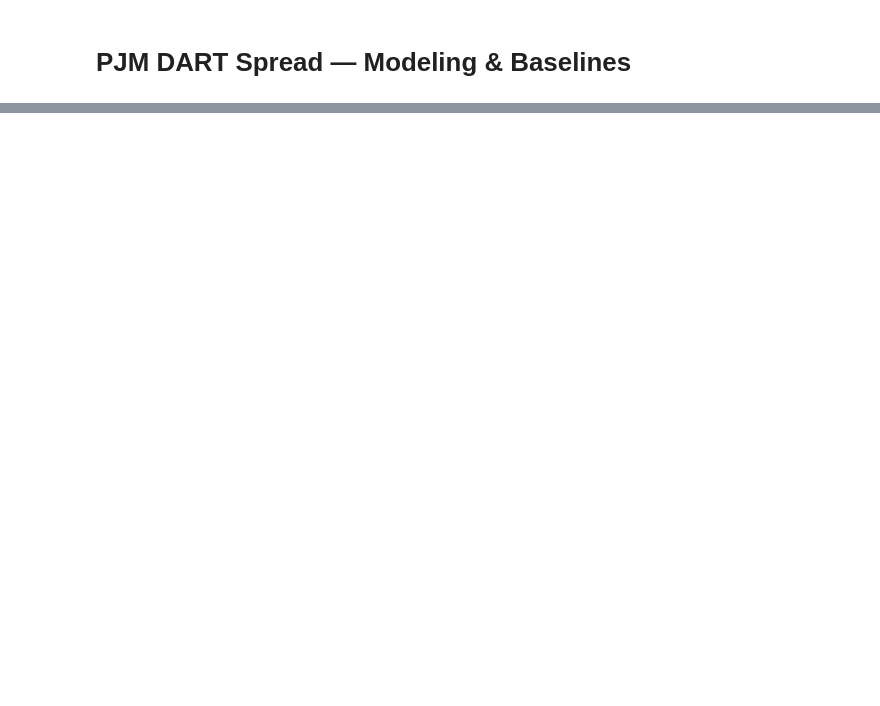
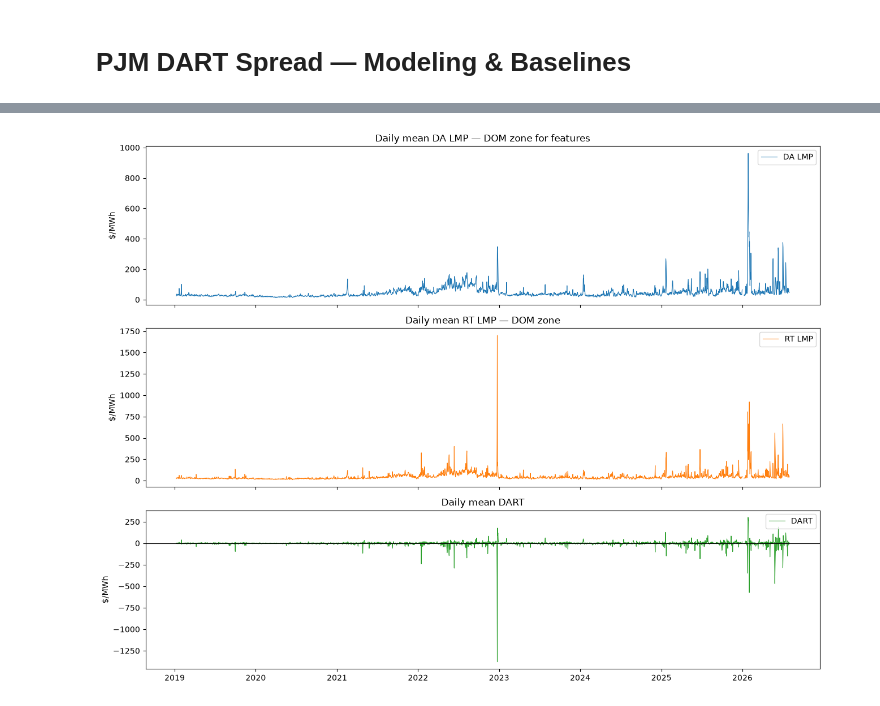
Before and after one commit to whoIsClownHere/pjm-dart-prediction, a Jupyter notebook: analysis/models.ipynb, the cells around one changed output, grey strips where cells are left out. Saved outputs shown, nothing was run; the diff lists cells and outputs as text; code cells hidden in the pictures; blank space fills up the shorter version.

```diff
--- a/analysis/models.ipynb
+++ b/analysis/models.ipynb
@@ -247,0 +49,25 @@ test выше train-максимума: 0.011585365853658536
+# %%
+daily = feature.resample("D").mean()
+
+fig, axes = plt.subplots(3, 1, figsize=(13, 10), sharex=True)
+
+axes[0].plot(daily.index, daily["da_lmp"], label="DA LMP", linewidth=0.8)
+axes[0].set_ylabel("$/MWh")
+axes[0].set_title("Daily mean DA LMP — DOM zone for features")
+axes[0].legend()
+
+axes[1].plot(daily.index, daily["rt_lmp"], label="RT LMP", linewidth=0.8, color="tab:orange")
+axes[1].set_ylabel("$/MWh")
+axes[1].set_title("Daily mean RT LMP — DOM zone")
+axes[1].legend()
+
+axes[2].plot(daily.index, daily["dart"],  label="DART", color="tab:green", linewidth=0.8)
+axes[2].axhline(0, color="black", linewidth=0.8)
+axes[2].set_ylabel("$/MWh")
+axes[2].set_title("Daily mean DART")
+axes[2].legend(loc='upper right')
+
+plt.tight_layout()
+plt.show()
+# %% [output]
+[figure, added]
```
Also changed, not shown: parts of 29 cells of this notebook, 23 other files.
